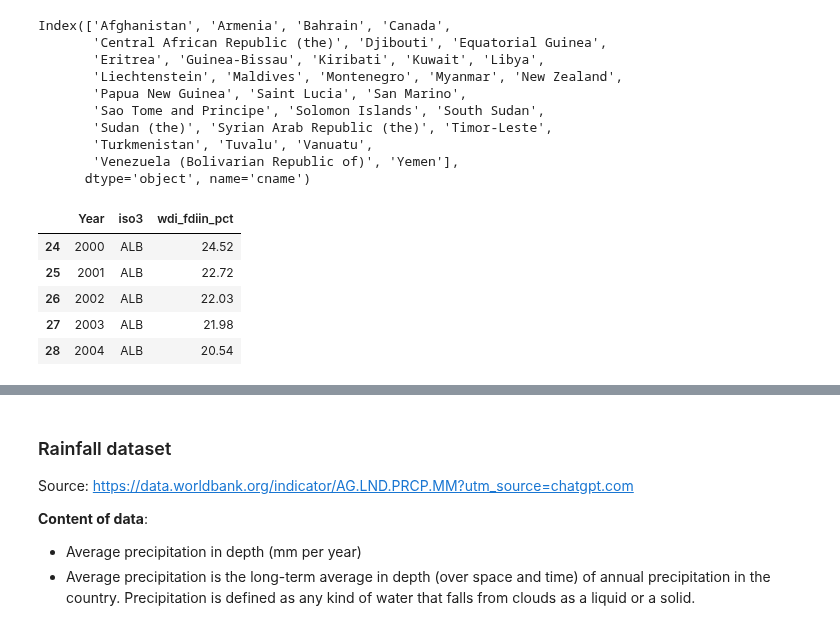
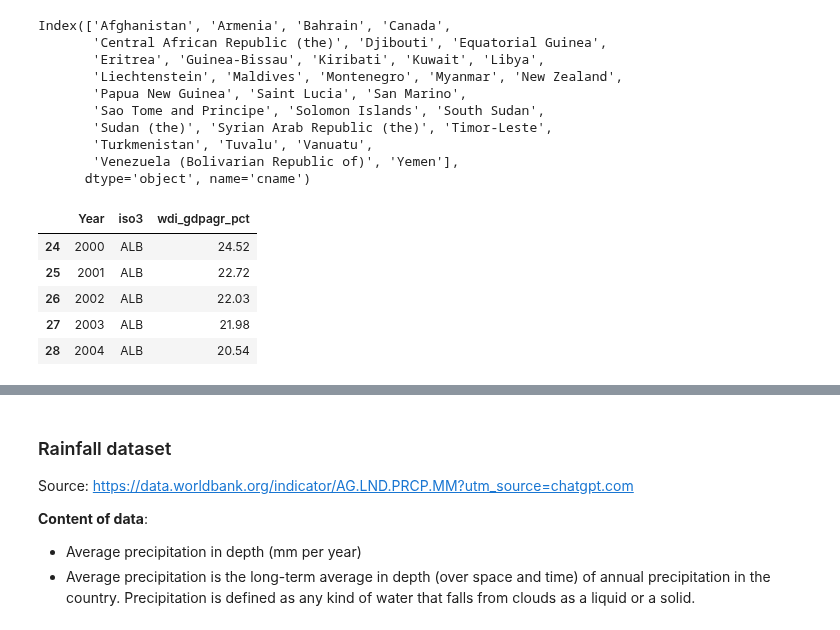
Before and after one commit to ZeliaDec/DataScience, a Jupyter notebook: Data_Notebook.ipynb, the cells around one changed output, grey strips where cells are left out. Cells and saved outputs as stored; diff of their text form; code cells hidden in the pictures.

```diff
--- a/Data_Notebook.ipynb
+++ b/Data_Notebook.ipynb
@@ -1873,10 +1872,10 @@ Index(['Afghanistan', 'Armenia', 'Bahrain', 'Canada',
 # %%
 wdi_gdpagr = wdi_gdpagr[~wdi_gdpagr["cname"].isin(areas_not_equal_to_22)]
 wdi_gdpagr = wdi_gdpagr[['year', 'ccodealp','wdi_gdpagr']]
-wdi_gdpagr = wdi_gdpagr.rename(columns = {"ccodealp":"iso3","year":"Year", "wdi_gdpagr":"wdi_fdiin_pct"})
+wdi_gdpagr = wdi_gdpagr.rename(columns = {"ccodealp":"iso3","year":"Year", "wdi_gdpagr":"wdi_gdpagr_pct"})
 wdi_gdpagr.head()
 # %% [output]
-|  | Year | iso3 | wdi_fdiin_pct |
+|  | Year | iso3 | wdi_gdpagr_pct |
 | 24 | 2000 | ALB | 24.52 |
 | 25 | 2001 | ALB | 22.72 |
 | 26 | 2002 | ALB | 22.03 |
```
Also changed, not shown: parts of 8 cells of this notebook, 1 other file.
